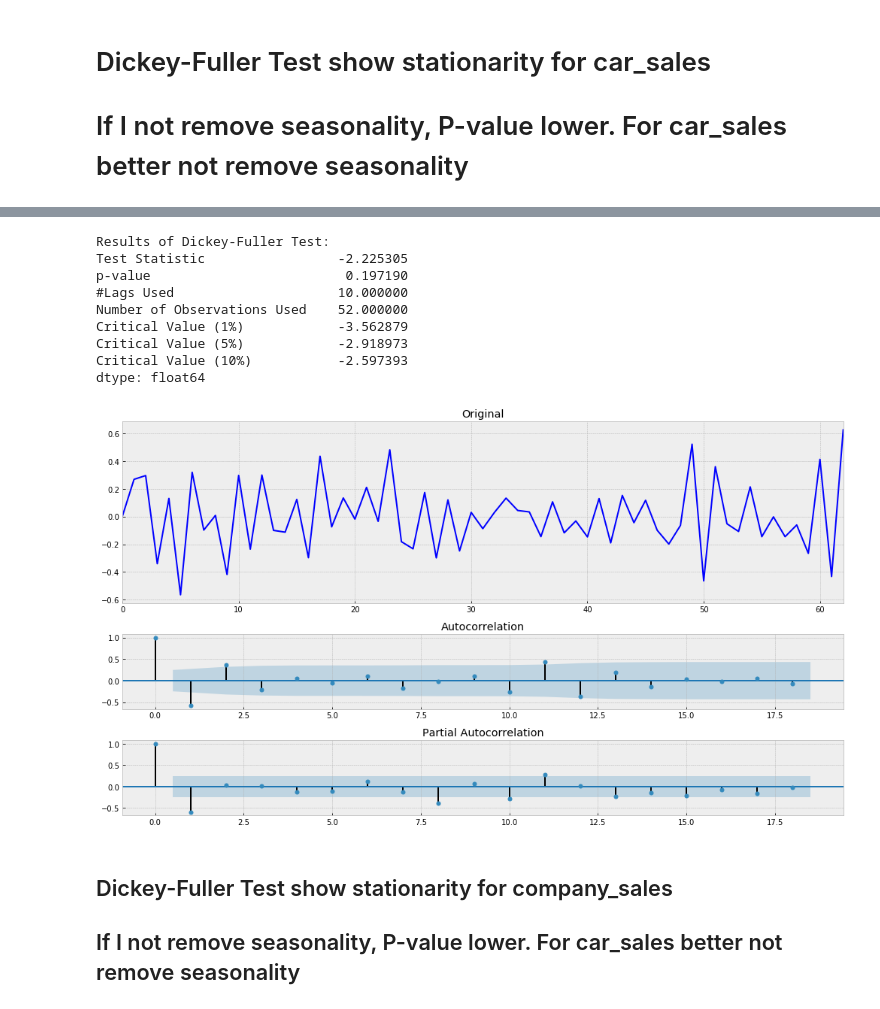
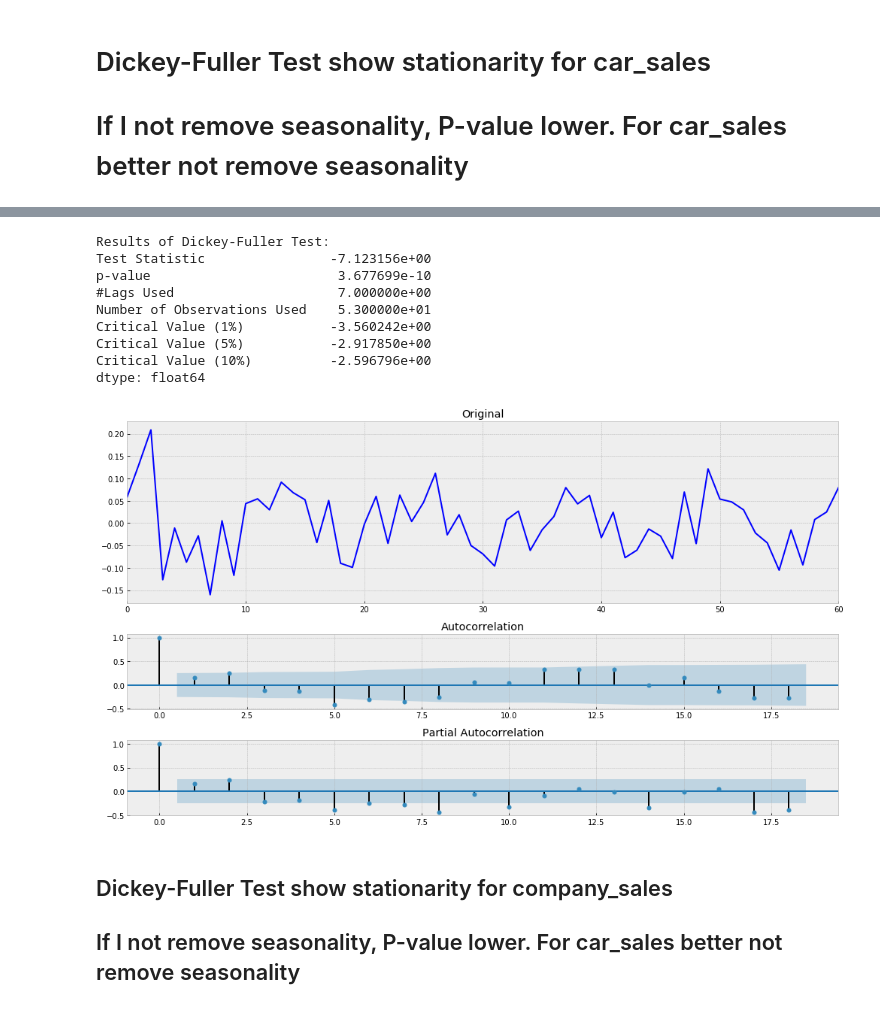
Before and after one commit to konstantinovaf/hw_tsa, a Jupyter notebook: hw_tsa_1.ipynb, the cells around one changed output, grey strips where cells are left out. Drawn from its saved outputs; the diff is of its cells as text; code cells hidden in the pictures.

```diff
--- a/hw_tsa_1.ipynb
+++ b/hw_tsa_1.ipynb
@@ -239,19 +240,19 @@ dtype: float64
 # %%
 # remove seasonality
-series3 = series3[12:] - series3[:-12]
+series3 = series3[14:] - series3[:-14]
 tsplot(series3)
 # If I revome seasonality, p-value began higher than 0.05. Stationa
 # %% [output]
 Results of Dickey-Fuller Test:
-Test Statistic                 -2.225305
-p-value                         0.197190
-#Lags Used                     10.000000
-Number of Observations Used    52.000000
-Critical Value (1%)            -3.562879
-Critical Value (5%)            -2.918973
-Critical Value (10%)           -2.597393
+Test Statistic                -7.123156e+00
+p-value                        3.677699e-10
+#Lags Used                     7.000000e+00
+Number of Observations Used    5.300000e+01
+Critical Value (1%)           -3.560242e+00
+Critical Value (5%)           -2.917850e+00
+Critical Value (10%)          -2.596796e+00
 dtype: float64
-[figure, old version]
+[figure, new version]
 # %% [markdown]
 ## Dickey-Fuller Test show stationarity for company_sales
 ## If I not remove seasonality, P-value lower. For car_sales better not remove seasonality
```
Also changed, not shown: parts of 9 cells of this notebook.
